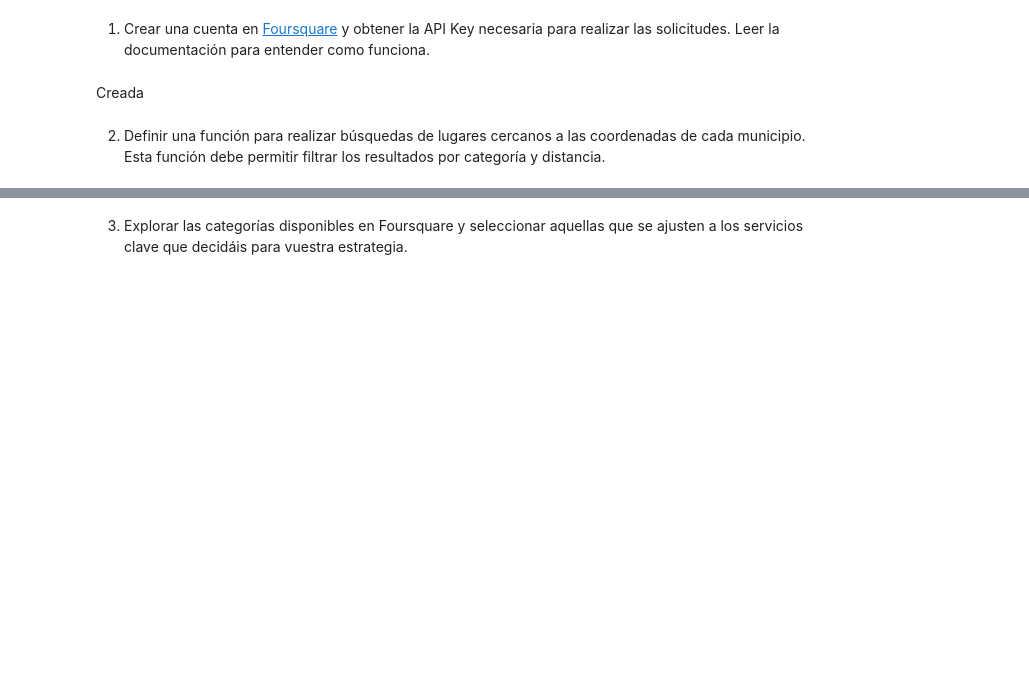
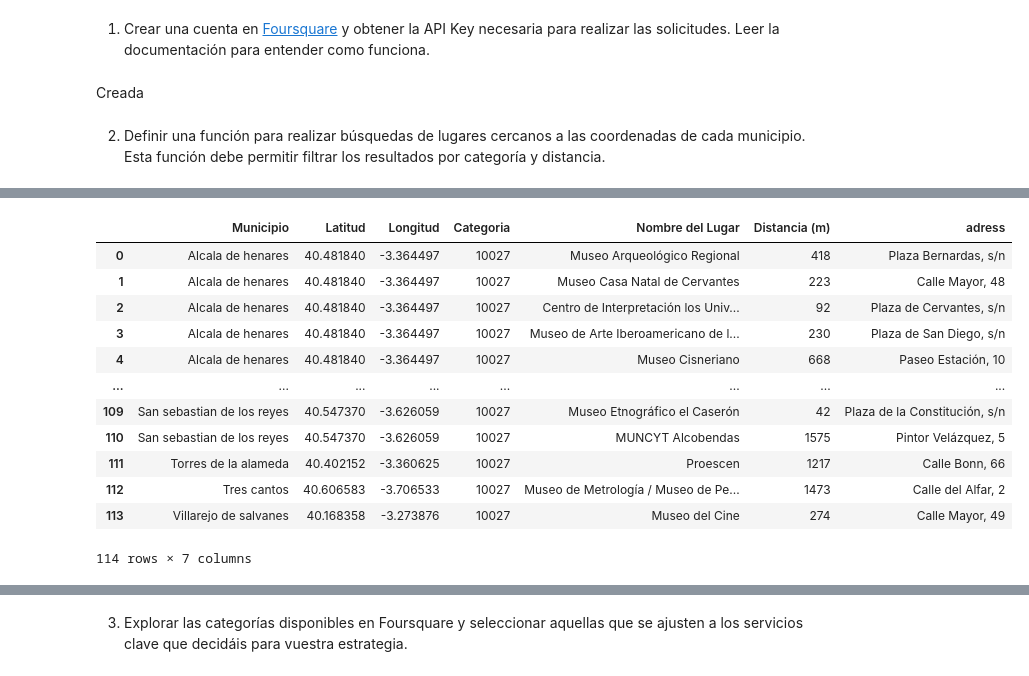
Before and after one commit to SrAlcast/3.1.APIs, a Jupyter notebook: laboratorio-modulo3-leccion01-APIs.ipynb, the cells around one changed output, grey strips where cells are left out. Cells and saved outputs as stored; diff of their text form; code cells hidden in the pictures; blank space fills up the shorter version.

```diff
--- a/laboratorio-modulo3-leccion01-APIs.ipynb
+++ b/laboratorio-modulo3-leccion01-APIs.ipynb
@@ -393,0 +411,5 @@ lugares
+# %%
+def obtener_address(diccionario):
+    if isinstance(diccionario, dict) and 'address' in diccionario:
+        return diccionario.get('address')
+    return None
@@ -393,0 +472,20 @@ lugares
+# %%
+museos['adress'] = museos['Location'].apply(obtener_address)
+# %%
+museos.drop(columns=['Location'], inplace=True)
+# %%
+museos
+# %% [output]
+|  | Municipio | Latitud | Longitud | Categoria | Nombre del Lugar | Distancia (m) | adress |
+| 0 | Alcala de henares | 40.481840 | -3.364497 | 10027 | Museo Arqueológico Regional | 418 | Plaza Bernardas, s/n |
+| 1 | Alcala de henares | 40.481840 | -3.364497 | 10027 | Museo Casa Natal de Cervantes | 223 | Calle Mayor, 48 |
+| 2 | Alcala de henares | 40.481840 | -3.364497 | 10027 | Centro de Interpretación los Univ... | 92 | Plaza de Cervantes, s/n |
+| 3 | Alcala de henares | 40.481840 | -3.364497 | 10027 | Museo de Arte Iberoamericano de l... | 230 | Plaza de San Diego, s/n |
+| 4 | Alcala de henares | 40.481840 | -3.364497 | 10027 | Museo Cisneriano | 668 | Paseo Estación, 10 |
+| ... | ... | ... | ... | ... | ... | ... | ... |
+| 109 | San sebastian de los reyes | 40.547370 | -3.626059 | 10027 | Museo Etnográfico el Caserón | 42 | Plaza de la Constitución, s/n |
+| 110 | San sebastian de los reyes | 40.547370 | -3.626059 | 10027 | MUNCYT Alcobendas | 1575 | Pintor Velázquez, 5 |
+| 111 | Torres de la alameda | 40.402152 | -3.360625 | 10027 | Proescen | 1217 | Calle Bonn, 66 |
+| 112 | Tres cantos | 40.606583 | -3.706533 | 10027 | Museo de Metrología / Museo de Pe... | 1473 | Calle del Alfar, 2 |
+| 113 | Villarejo de salvanes | 40.168358 | -3.273876 | 10027 | Museo del Cine | 274 | Calle Mayor, 49 |
+114 rows × 7 columns
```
Also changed, not shown: parts of 22 cells of this notebook, 3 other files.
